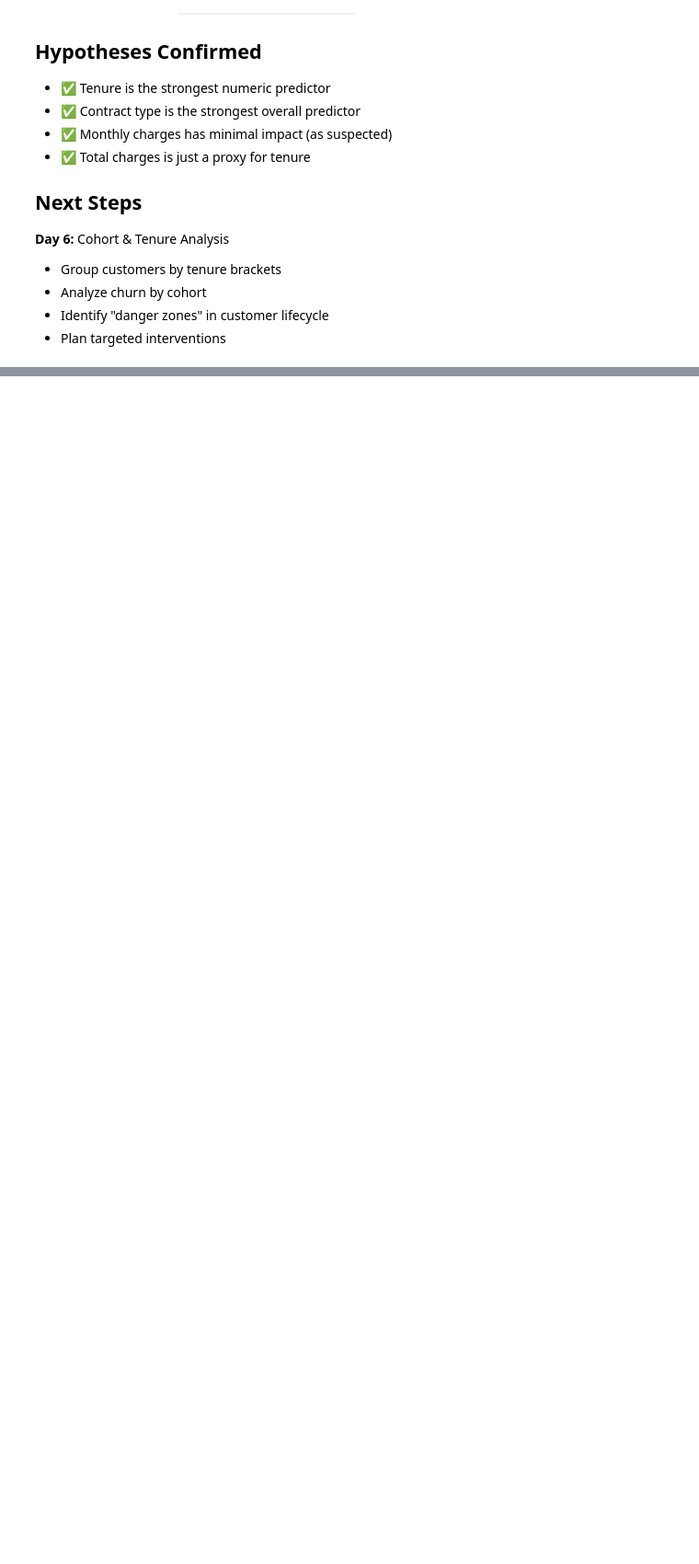
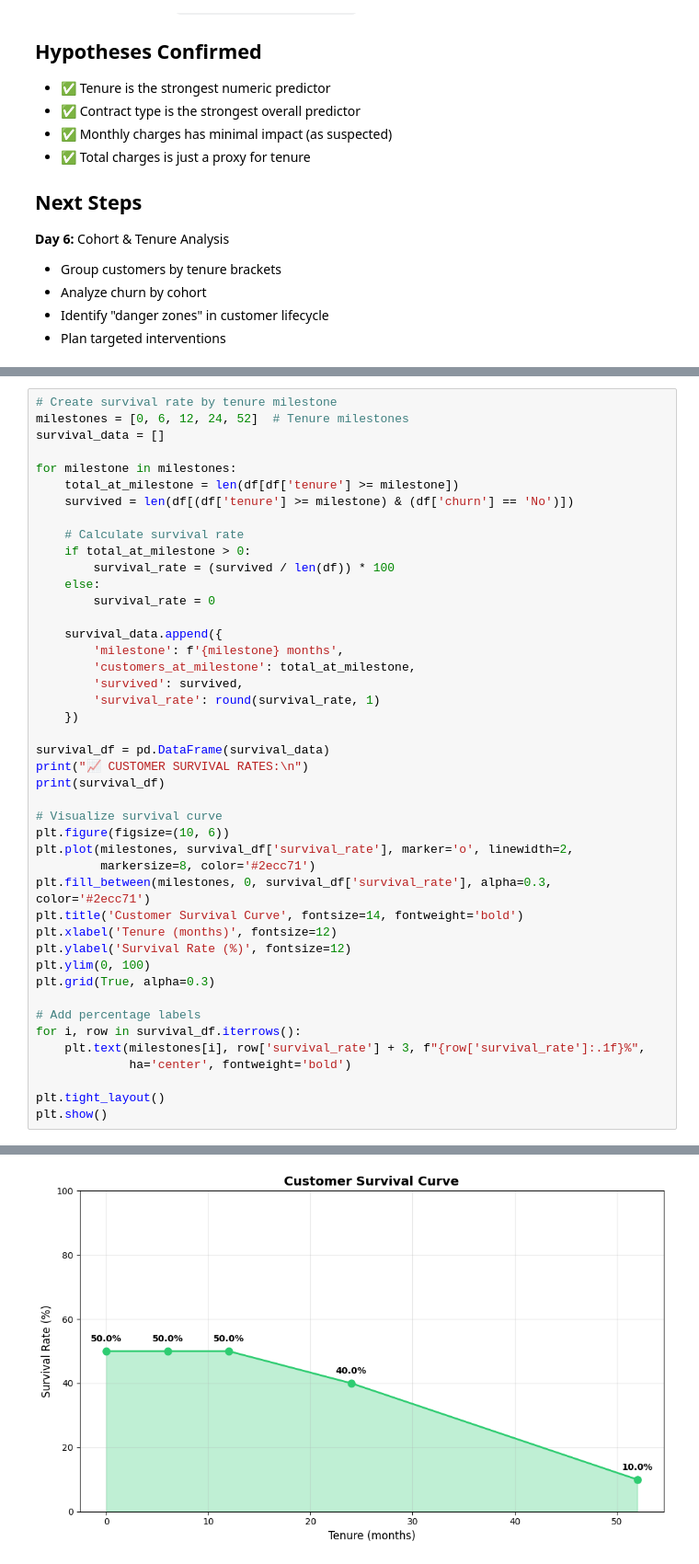
Before and after one commit to alexis-aquino/customer-churner, a Jupyter notebook: notebooks/01_load_data.ipynb, the cells around one changed output, grey strips where cells are left out. Shown at 92% size. Drawn from its saved outputs; the diff is of its cells as text; blank space fills up the shorter version.

```diff
--- a/notebooks/01_load_data.ipynb
+++ b/notebooks/01_load_data.ipynb
@@ -1150,0 +1285,45 @@ monthly_charges     Numeric                 0.001485              Low
+# %%
+# Create survival rate by tenure milestone
+milestones = [0, 6, 12, 24, 52]  # Tenure milestones
+survival_data = []
+
+for milestone in milestones:
+    total_at_milestone = len(df[df['tenure'] >= milestone])
+    survived = len(df[(df['tenure'] >= milestone) & (df['churn'] == 'No')])
+
+    # Calculate survival rate
+    if total_at_milestone > 0:
+        survival_rate = (survived / len(df)) * 100
+    else:
+        survival_rate = 0
+
+    survival_data.append({
+        'milestone': f'{milestone} months',
+        'customers_at_milestone': total_at_milestone,
+        'survived': survived,
+        'survival_rate': round(survival_rate, 1)
+    })
+
+survival_df = pd.DataFrame(survival_data)
+print("📈 CUSTOMER SURVIVAL RATES:\n")
+print(survival_df)
+
+# Visualize survival curve
+plt.figure(figsize=(10, 6))
+plt.plot(milestones, survival_df['survival_rate'], marker='o', linewidth=2,
+         markersize=8, color='#2ecc71')
+plt.fill_between(milestones, 0, survival_df['survival_rate'], alpha=0.3, color='#2ecc71')
+plt.title('Customer Survival Curve', fontsize=14, fontweight='bold')
+plt.xlabel('Tenure (months)', fontsize=12)
+plt.ylabel('Survival Rate (%)', fontsize=12)
+plt.ylim(0, 100)
+plt.grid(True, alpha=0.3)
+
+# Add percentage labels
+for i, row in survival_df.iterrows():
+    plt.text(milestones[i], row['survival_rate'] + 3, f"{row['survival_rate']:.1f}%",
+             ha='center', fontweight='bold')
+
+plt.tight_layout()
+plt.show()
+# %% [output]
@@ -1150,0 +1338 @@ monthly_charges     Numeric                 0.001485              Low
+[figure, added]
```
Also changed, not shown: parts of 12 cells of this notebook.
